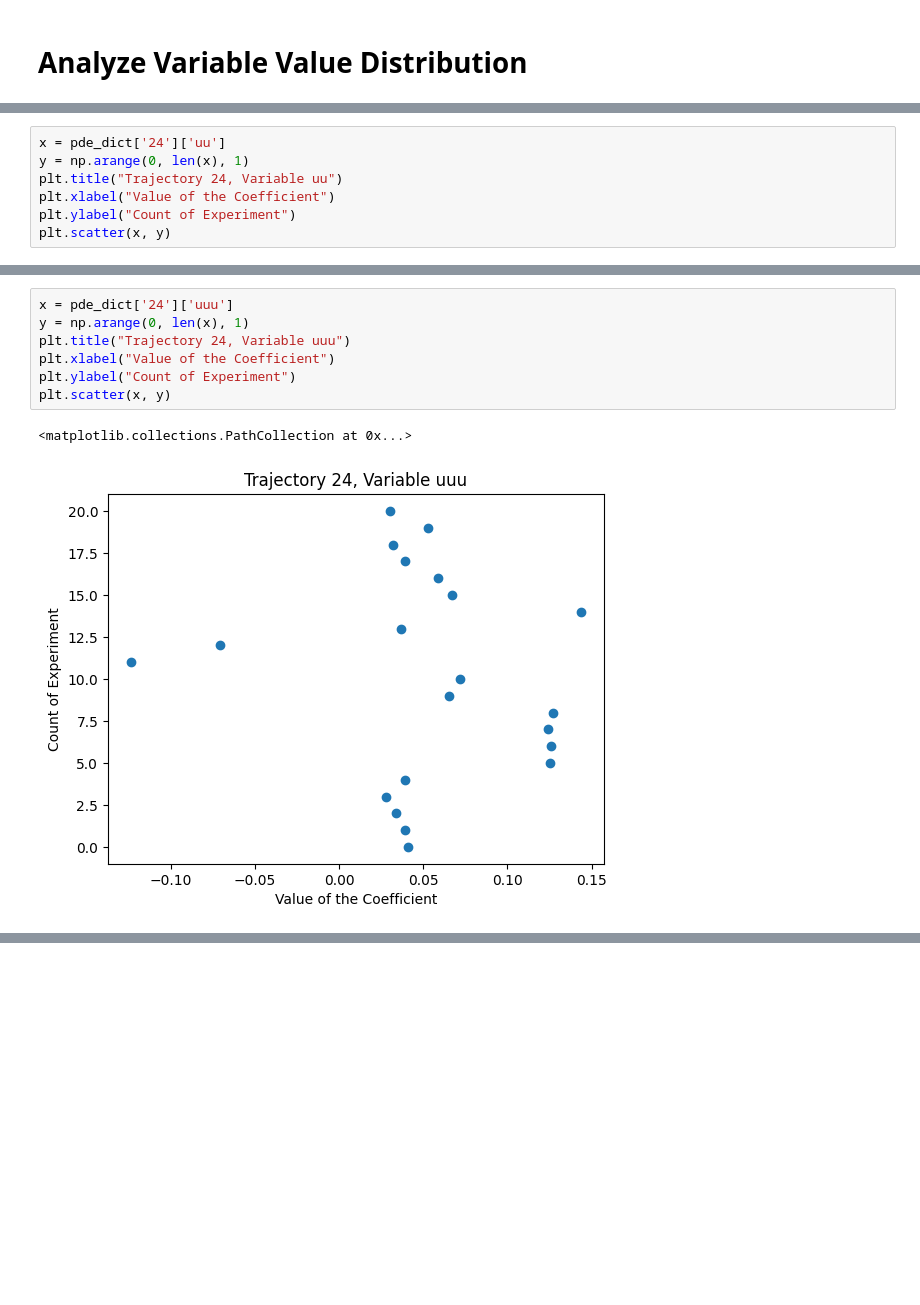
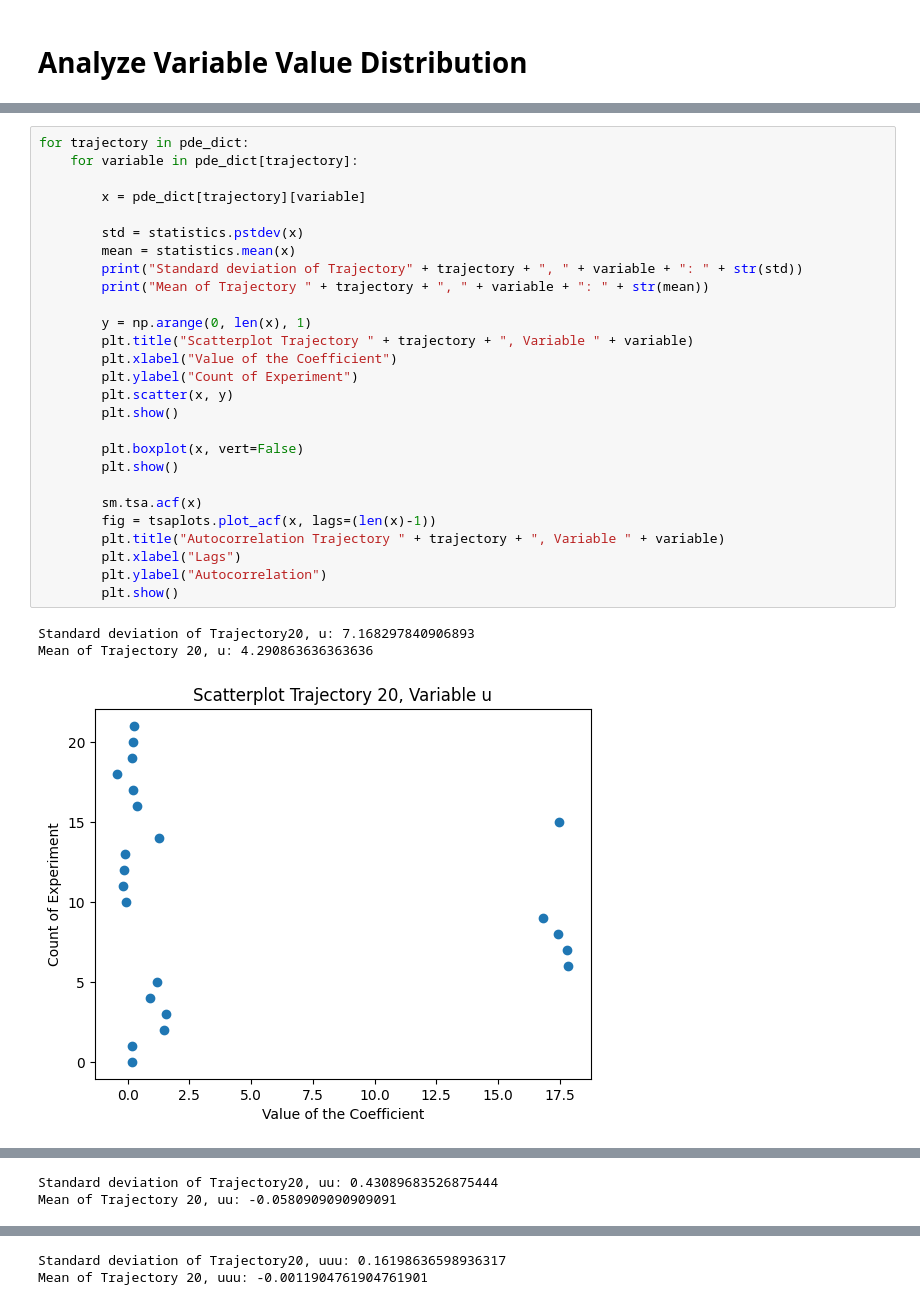
Before and after one commit to Arielogg/MLDM-Project-23, a Jupyter notebook: source/analysis/correlations/analyze_correlations.ipynb, the cells around one changed output, grey strips where cells are left out. Saved outputs shown, nothing was run; the diff lists cells and outputs as text; blank space fills up the shorter version.

Commit message:
Analyze Variable Value Distribution for each Trajectory

```diff
--- a/source/analysis/correlations/analyze_correlations.ipynb
+++ b/source/analysis/correlations/analyze_correlations.ipynb
@@ -123,7 +50,0 @@ plt.scatter(x, y)
-# %%
-x = pde_dict['24']['uu']
-y = np.arange(0, len(x), 1)
-plt.title("Trajectory 24, Variable uu")
-plt.xlabel("Value of the Coefficient")
-plt.ylabel("Count of Experiment")
-plt.scatter(x, y)
@@ -133,10 +51,31 @@ plt.scatter(x, y)
-# %%
-x = pde_dict['24']['uuu']
-y = np.arange(0, len(x), 1)
-plt.title("Trajectory 24, Variable uuu")
-plt.xlabel("Value of the Coefficient")
-plt.ylabel("Count of Experiment")
-plt.scatter(x, y)
-# %% [output]
-<matplotlib.collections.PathCollection at 0x...>
-[figure, removed]
+# %%
+for trajectory in pde_dict:
+    for variable in pde_dict[trajectory]:
+
+        x = pde_dict[trajectory][variable]
+
+        std = statistics.pstdev(x)
+        mean = statistics.mean(x)
+        print("Standard deviation of Trajectory" + trajectory + ", " + variable + ": " + str(std))
+        print("Mean of Trajectory " + trajectory + ", " + variable + ": " + str(mean))
+
+        y = np.arange(0, len(x), 1)
+        plt.title("Scatterplot Trajectory " + trajectory + ", Variable " + variable)
+        plt.xlabel("Value of the Coefficient")
+        plt.ylabel("Count of Experiment")
+        plt.scatter(x, y)
+        plt.show()
+
+        plt.boxplot(x, vert=False)
+        plt.show()
+
+        sm.tsa.acf(x)
+        fig = tsaplots.plot_acf(x, lags=(len(x)-1))
+        plt.title("Autocorrelation Trajectory " + trajectory + ", Variable " + variable)
+        plt.xlabel("Lags")
+        plt.ylabel("Autocorrelation")
+        plt.show()
+# %% [output]
+Standard deviation of Trajectory20, u: 7.168297840906893
+Mean of Trajectory 20, u: 4.290863636363636
+[figure, added]
@@ -142,0 +84,2 @@ plt.scatter(x, y)
+Standard deviation of Trajectory20, uu: 0.43089683526875444
+Mean of Trajectory 20, uu: -0.0580909090909091
@@ -142,0 +89,2 @@ plt.scatter(x, y)
+Standard deviation of Trajectory20, uuu: 0.16198636598936317
+Mean of Trajectory 20, uuu: -0.0011904761904761901
```
Also changed, not shown: parts of 13 cells of this notebook.
